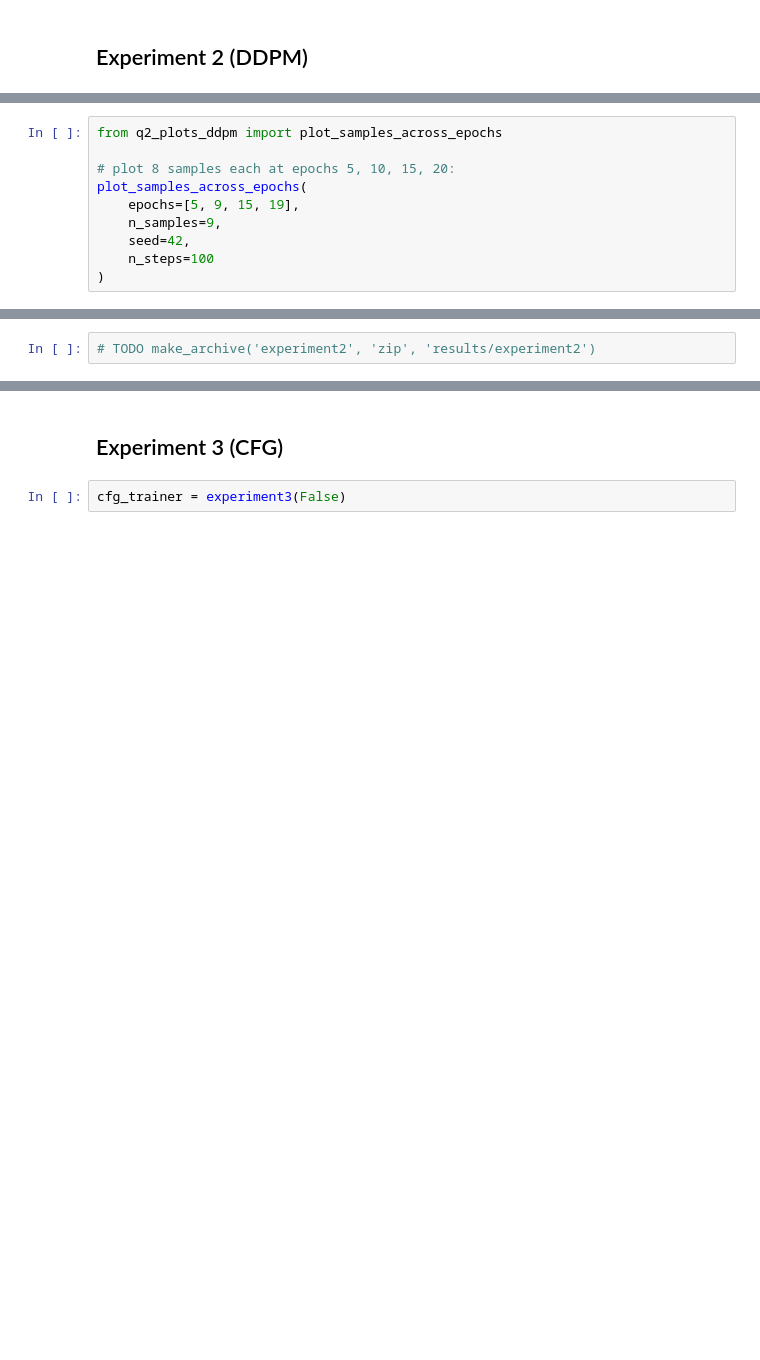
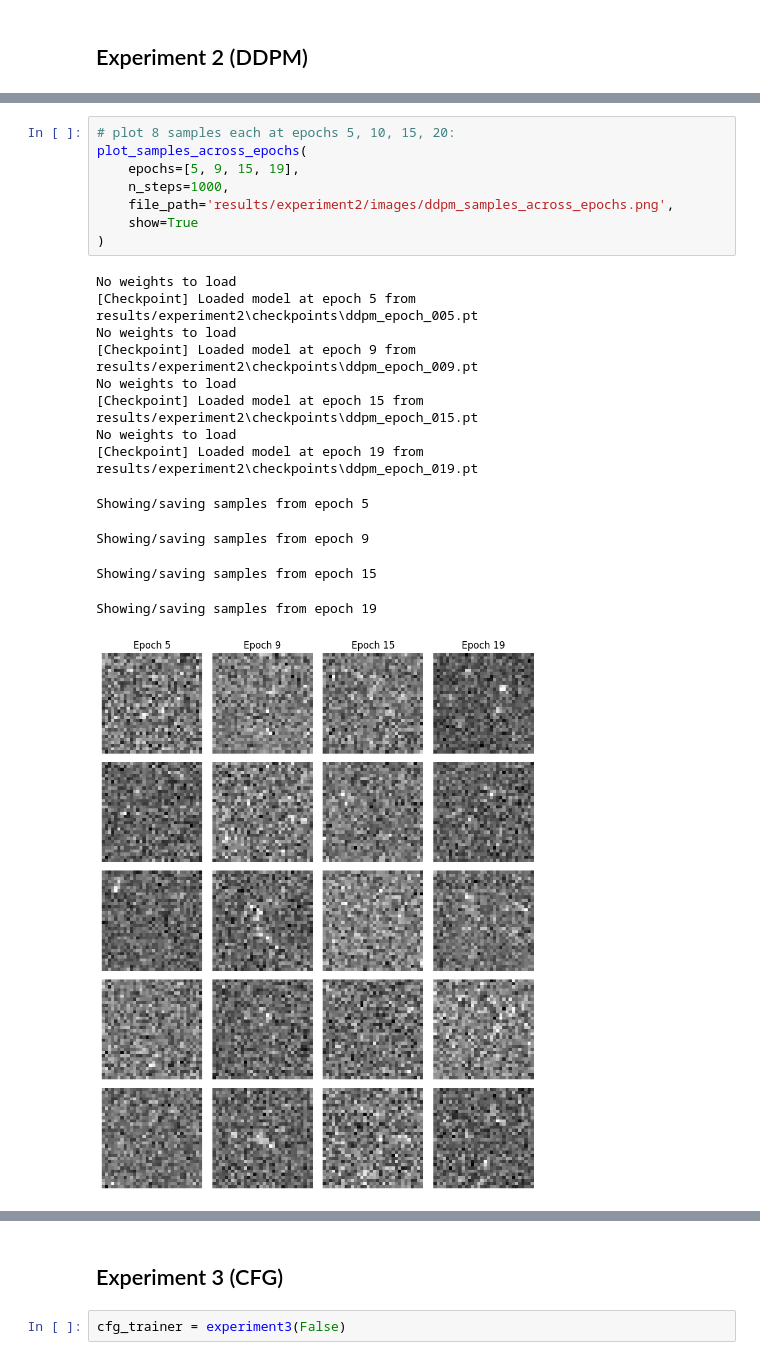
Before and after one commit to fwilhelmy/genai-experiments, a Jupyter notebook: src/main.ipynb, the cells around one changed output, grey strips where cells are left out. Saved outputs shown, nothing was run; the diff lists cells and outputs as text; blank space fills up the shorter version.

Commit message:
More work on the plots

```diff
--- a/src/main.ipynb
+++ b/src/main.ipynb
@@ -104,11 +131,23 @@ plt.axis('off')
 plt.show()
 # %%
-from q2_plots_ddpm import plot_samples_across_epochs
-
 # plot 8 samples each at epochs 5, 10, 15, 20:
 plot_samples_across_epochs(
     epochs=[5, 9, 15, 19],
-    n_samples=9,
-    seed=42,
-    n_steps=100
+    n_steps=1000,
+    file_path='results/experiment2/images/ddpm_samples_across_epochs.png',
+    show=True
 )
+# %% [output]
+No weights to load
+[Checkpoint] Loaded model at epoch 5 from results/experiment2\checkpoints\ddpm_epoch_005.pt
+No weights to load
+[Checkpoint] Loaded model at epoch 9 from results/experiment2\checkpoints\ddpm_epoch_009.pt
+No weights to load
+[Checkpoint] Loaded model at epoch 15 from results/experiment2\checkpoints\ddpm_epoch_015.pt
+No weights to load
+[Checkpoint] Loaded model at epoch 19 from results/experiment2\checkpoints\ddpm_epoch_019.pt
+Showing/saving samples from epoch 5
+Showing/saving samples from epoch 9
+Showing/saving samples from epoch 15
+Showing/saving samples from epoch 19
+[figure, added]
@@ -115,2 +154,0 @@ plot_samples_across_epochs(
-# %%
-# TODO make_archive('experiment2', 'zip', 'results/experiment2')
```
Also changed, not shown: parts of 22 cells of this notebook, 3 other files.
